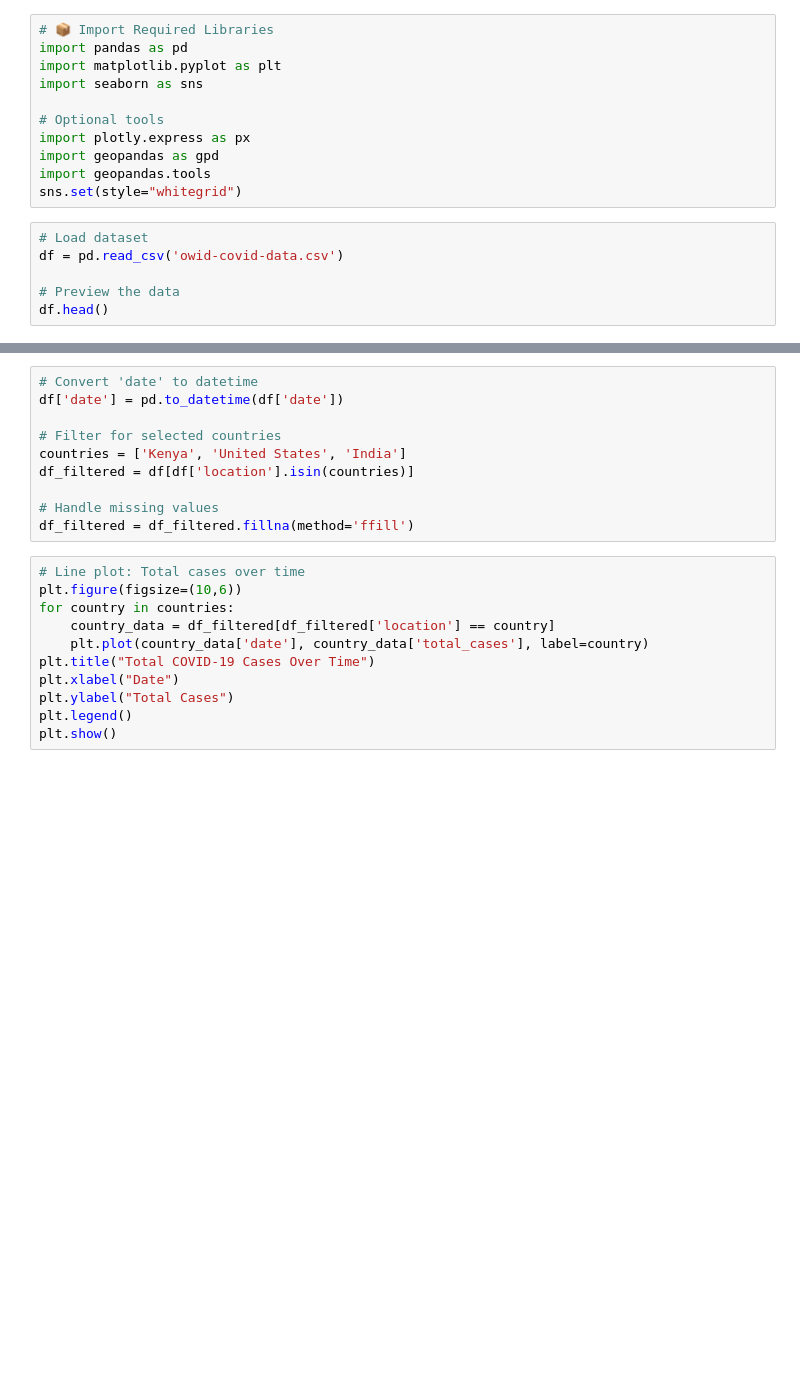
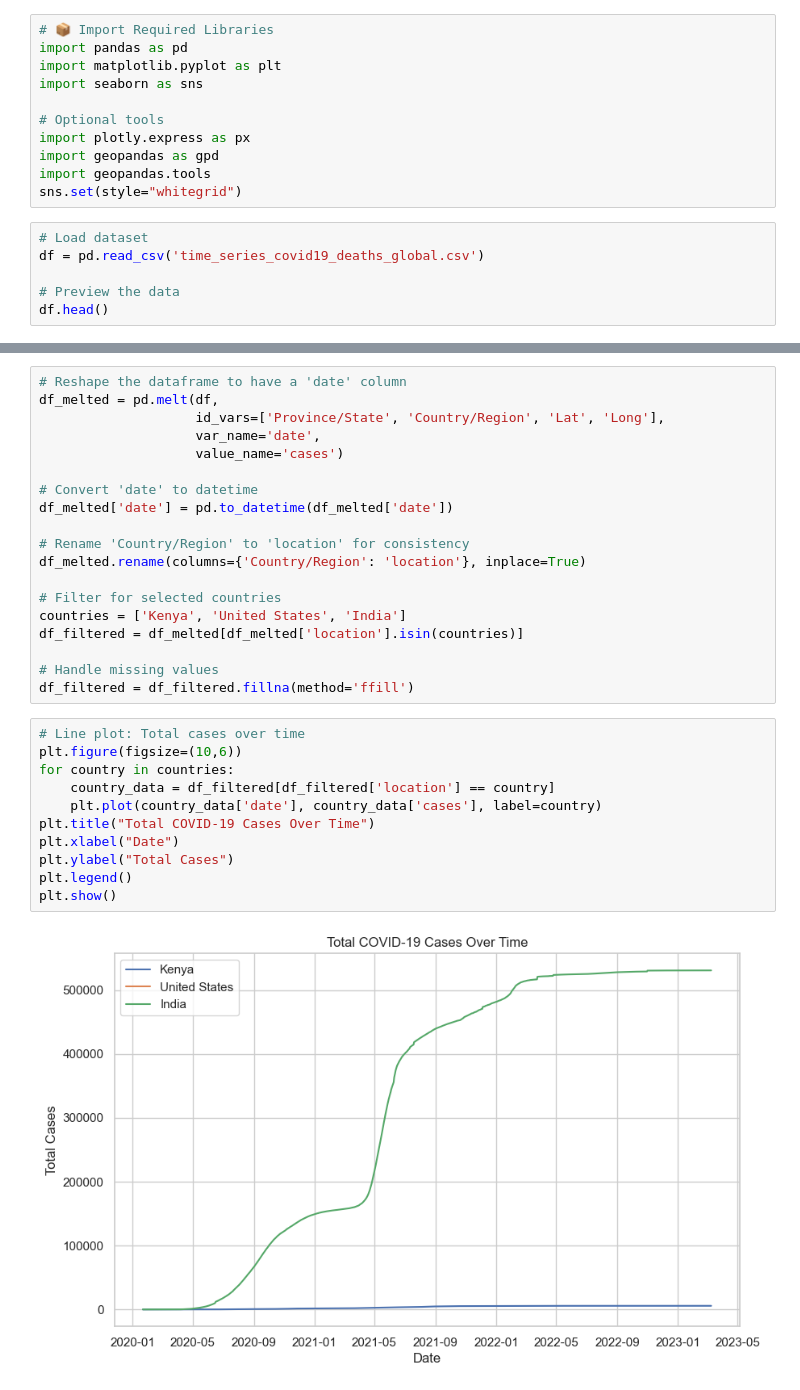
Before and after one commit to Egenue/python_final_proj, a Jupyter notebook: COVID19_Data_Analysis_Notebook.ipynb, the cells around one changed output, grey strips where cells are left out. Saved outputs shown, nothing was run; the diff lists cells and outputs as text; blank space fills up the shorter version.

```diff
--- a/COVID19_Data_Analysis_Notebook.ipynb
+++ b/COVID19_Data_Analysis_Notebook.ipynb
@@ -11,7 +11,7 @@ import geopandas.tools
 sns.set(style="whitegrid")
 # %%
 # Load dataset
-df = pd.read_csv('owid-covid-data.csv')
+df = pd.read_csv('time_series_covid19_deaths_global.csv')
 
 # Preview the data
 df.head()
@@ -30,24 +54,35 @@ df.dtypes
 # %%
+# Reshape the dataframe to have a 'date' column
+df_melted = pd.melt(df,
+					id_vars=['Province/State', 'Country/Region', 'Lat', 'Long'],
+					var_name='date',
+					value_name='cases')
+
 # Convert 'date' to datetime
-df['date'] = pd.to_datetime(df['date'])
+df_melted['date'] = pd.to_datetime(df_melted['date'])
+
+# Rename 'Country/Region' to 'location' for consistency
+df_melted.rename(columns={'Country/Region': 'location'}, inplace=True)
 
 # Filter for selected countries
 countries = ['Kenya', 'United States', 'India']
-df_filtered = df[df['location'].isin(countries)]
+df_filtered = df_melted[df_melted['location'].isin(countries)]
 
 # Handle missing values
 df_filtered = df_filtered.fillna(method='ffill')
 # %%
 # Line plot: Total cases over time
 plt.figure(figsize=(10,6))
 for country in countries:
     country_data = df_filtered[df_filtered['location'] == country]
-    plt.plot(country_data['date'], country_data['total_cases'], label=country)
+    plt.plot(country_data['date'], country_data['cases'], label=country)
 plt.title("Total COVID-19 Cases Over Time")
 plt.xlabel("Date")
 plt.ylabel("Total Cases")
 plt.legend()
 plt.show()
+# %% [output]
+[figure, added]
 # %%
 # Bar chart: Total cases by country (latest date)
 latest = df_filtered[df_filtered['date'] == df_filtered['date'].max()]
```
Also changed, not shown: parts of 8 cells of this notebook.
